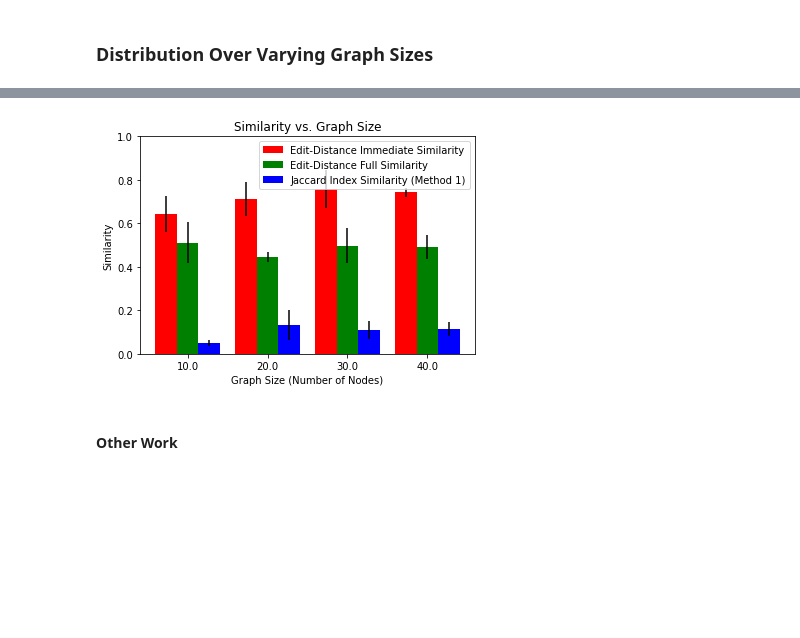
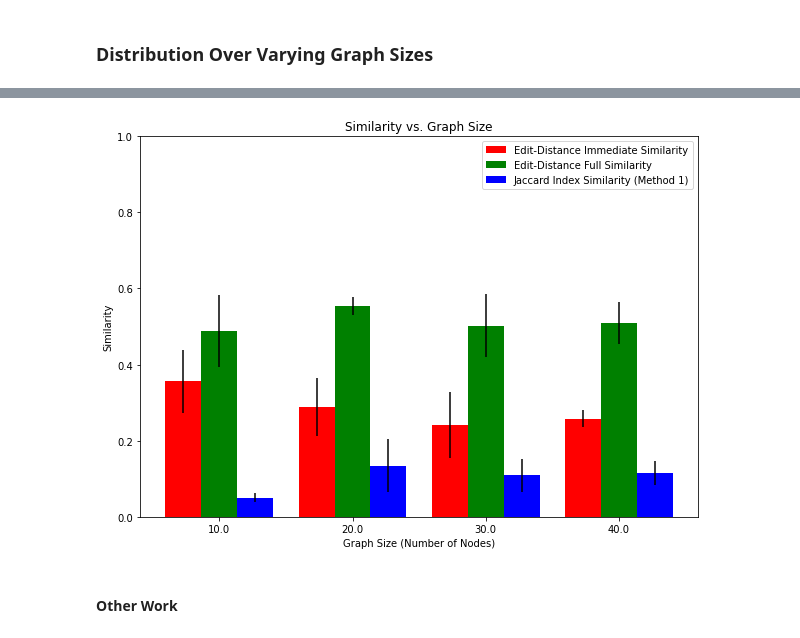
Before and after one commit to nico-espinosadice/abductive-theory, a Jupyter notebook: sim-dist-exp.ipynb, the cells around one changed output, grey strips where cells are left out. Drawn from its saved outputs; the diff is of its cells as text; code cells hidden in the pictures; blank space fills up the shorter version.

```diff
--- a/sim-dist-exp.ipynb
+++ b/sim-dist-exp.ipynb
@@ -429,35 +430,35 @@ graph_dist.head()
 # %%
 fig = plt.figure()
 ax = fig.add_subplot(111)
 
 # Adapted from https://stackoverflow.com/questions/14270391/python-matplotlib-multiple-bars
 N = 4
 ind = np.arange(N)  # the x locations for the groups
 width = 0.27       # the width of the bars
 
 ed_imm_sim = graph_dist["Edit-Distance Immediate Similarity"]
 ed_f_sim = graph_dist["Edit-Distance Full Similarity"]
 ji_sim = graph_dist["Jaccard Index Similarity (Method 1)"]
 
 ed_imm_sim_std = graph_dist["Edit-Distance Immediate Similarity STD"]
 ed_f_sim_std = graph_dist["Edit-Distance Full Similarity STD"]
 ji_sim_std = graph_dist["Jaccard Index Similarity (Method 1) STD"]
 
-rects1 = ax.bar(ind, ed_imm_sim, width, color='r', yerr=ed_imm_sim_std)
-rects2 = ax.bar(ind + width, ed_f_sim, width, color='g', yerr=ed_f_sim_std)
+rects1 = ax.bar(ind, 1 - ed_imm_sim, width, color='r', yerr=ed_imm_sim_std)
+rects2 = ax.bar(ind + width, 1 - ed_f_sim, width, color='g', yerr=ed_f_sim_std)
 rects3 = ax.bar(ind + width * 2, ji_sim, width, color='b', yerr=ji_sim_std)
 
 ax.set_ylabel('Similarity')
 ax.set_xlabel("Graph Size (Number of Nodes)")
 ax.set_xticks(ind + width)
 ax.set_xticklabels(graph_dist["Nodes"])
 ax.legend((rects1[0], rects2[0], rects3[0]), ('Edit-Distance Immediate Similarity', 'Edit-Distance Full Similarity', 'Jaccard Index Similarity (Method 1)'))
 ax.set_ylim(0, 1)
 ax.set_title("Similarity vs. Graph Size")
 
 plt.show()
 # %% [output]
-[figure, old version]
+[figure, new version]
 # %% [markdown]
 #### Other Work
 # %%
```
Also changed, not shown: parts of 7 cells of this notebook.
